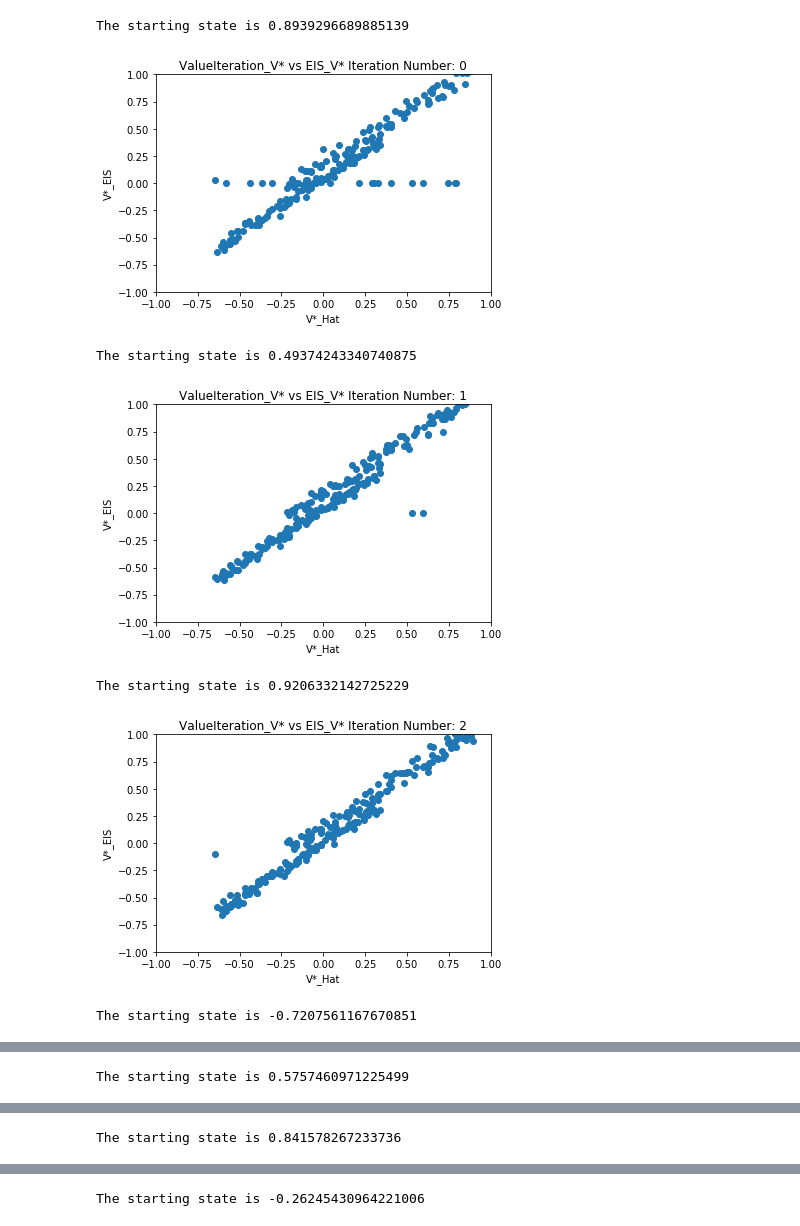
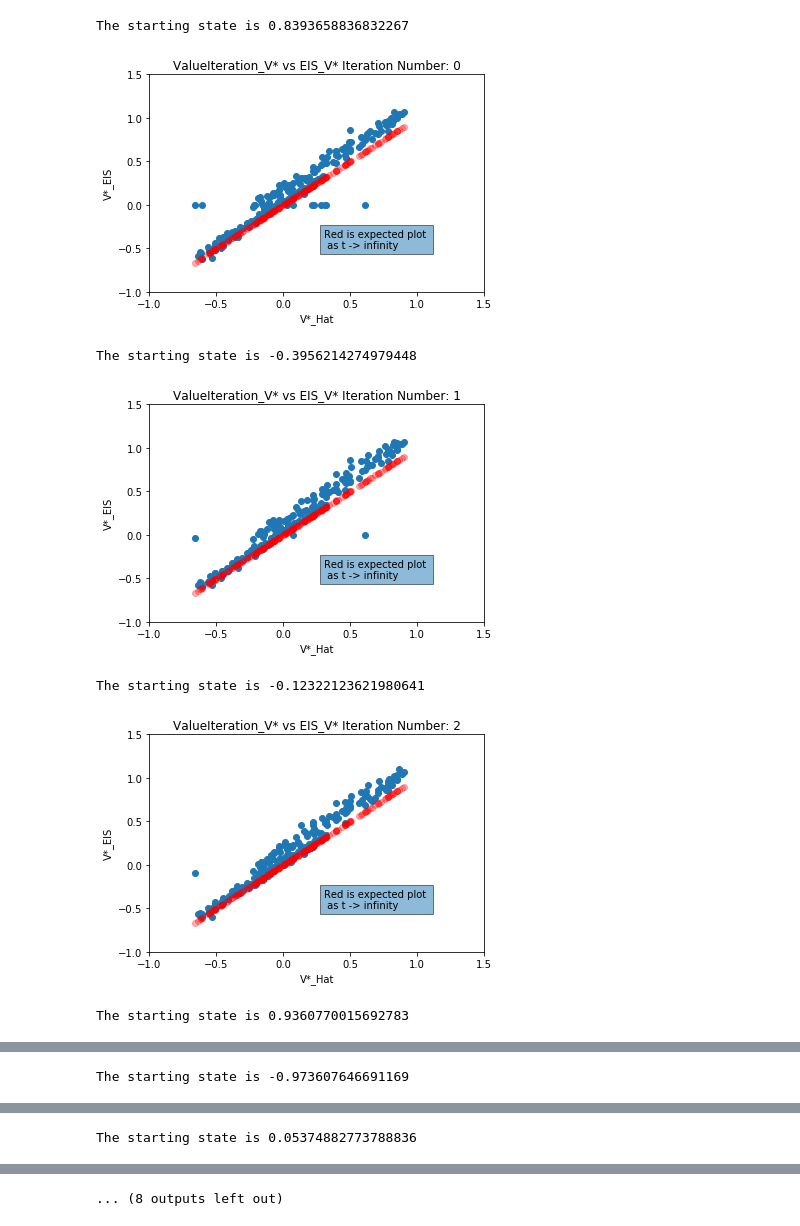
Before and after one commit to s2c/ExploreImproveSupervise, a Jupyter notebook: EIS.ipynb, the cells around one changed output, grey strips where cells are left out. Cells and saved outputs as stored; diff of their text form; code cells hidden in the pictures.

Commit message:
Added graphs

```diff
--- a/EIS.ipynb
+++ b/EIS.ipynb
@@ -51,36 +51,38 @@ for i in range(0,nValueIteration):
 # %%
 # Building EIS
 
 model = None
 slModel = SLModel(d)
 for t in range(0,EISIterations): # run for t iterations
     g = EISGame() # Intialize a new game each round
     data = [(0,0)]*Nt
     for k in range(0,Nt):
         s = sparseSampling(gamma=gamma,G = g,Rmax = Rmax, epsilon = epsilon,model = model ) # Explore
         s.H = H
         s.C = C
         sampledState =  np.random.uniform(-1,1)
         if sampledState <= 0: # Improve
             V = min(s.estimateQ(s.H,sampledState,turn=1)) # player 2
         else:
             V = max(s.estimateQ(s.H,sampledState, turn=0)) # player 1
         data[k]=(sampledState,V) # Generate Data
     model = slModel
     model.updateValues(data)
 #     pprint.pprint(model.V)
-    ax = plt.scatter(x= list(v.V.values()),y= list(model.V.values()))
+    plt.scatter(x= list(v.V.values()),y= list(model.V.values()))
+    plt.scatter(x = list(v.V.values()),y = list(v.V.values()),color='r',alpha=0.3)
+    plt.text(0.3,-0.5, 'Red is expected plot \n as t -> infinity', bbox=dict(facecolor=None, alpha=0.5))
     plt.xlabel("V*_Hat")
     plt.ylabel("V*_EIS")
     plt.xlim([-1,1.5])
     plt.ylim([-1,1.5])
     plt.title("ValueIteration_V* vs EIS_V* " + "Iteration Number: "+ str(t))
     plt.show()
 # %% [output]
-The starting state is 0.8939296689885139
+The starting state is 0.8393658836832267
-[figure, old version]
+[figure, new version]
-The starting state is 0.49374243340740875
+The starting state is -0.3956214274979448
-[figure, old version]
+[figure, new version]
-The starting state is 0.9206332142725229
+The starting state is -0.12322123621980641
-[figure, old version]
+[figure, new version]
-The starting state is -0.7207561167670851
+The starting state is 0.9360770015692783
@@ -88 +90 @@ The starting state is -0.7207561167670851
-The starting state is 0.5757460971225499
+The starting state is -0.973607646691169
@@ -90 +92 @@ The starting state is 0.5757460971225499
-The starting state is 0.841578267233736
+The starting state is 0.05374882773788836
@@ -92 +94 @@ The starting state is 0.841578267233736
-The starting state is -0.26245430964221006
+... (8 outputs left out)
```
Also changed, not shown: parts of 2 cells of this notebook.
